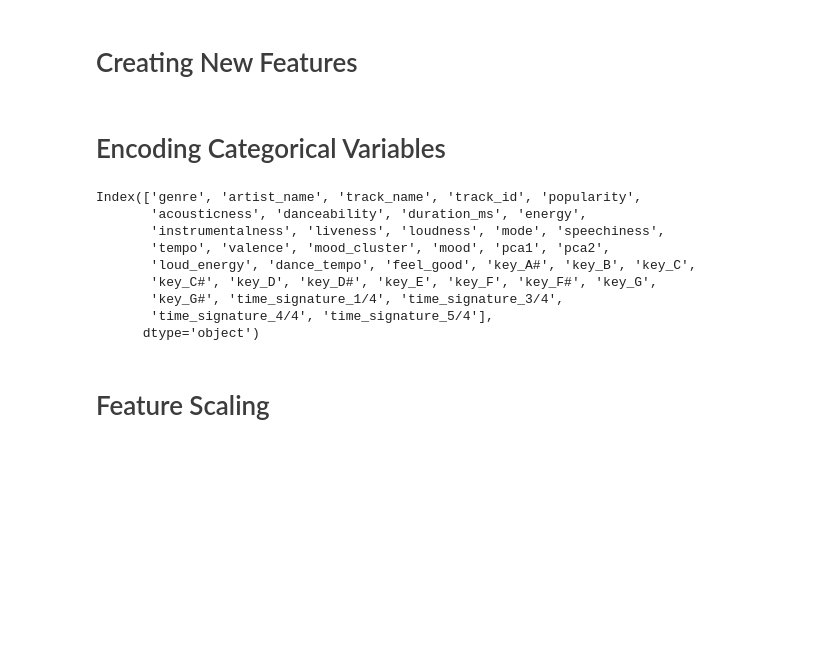
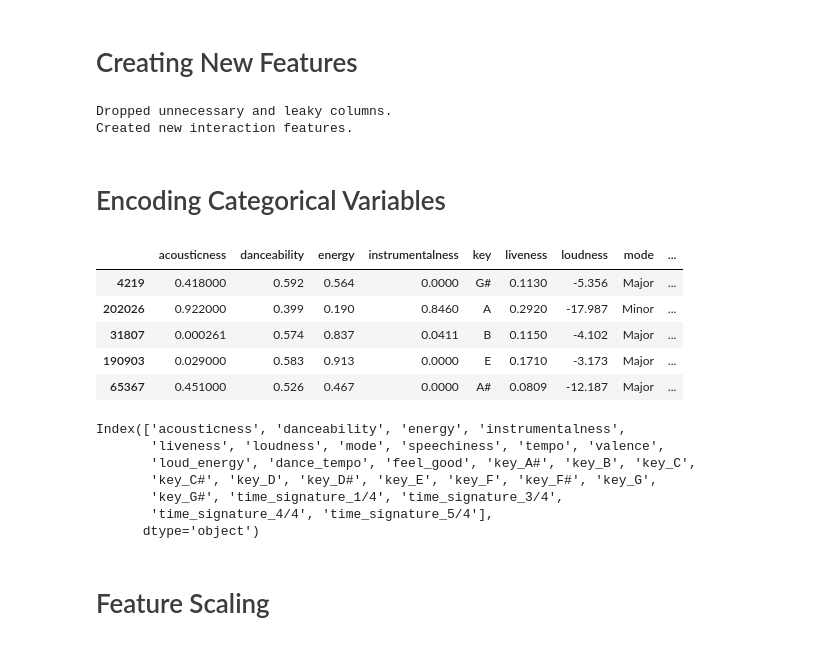
Before and after one commit to cayetana-h/Moodify, a Jupyter notebook: project.ipynb, the cells around one changed output. Saved outputs shown, nothing was run; the diff lists cells and outputs as text; code cells hidden in the pictures; blank space fills up the shorter version.

```diff
--- a/project.ipynb
+++ b/project.ipynb
@@ -558,2 +554,36 @@ df['feel_good'] = df['valence'] * df['danceability']
+# %%
+# List of columns to drop
+drop_cols = [
+    'track_name',
+    'track_id',
+    'artist_name',
+    'genre',
+    'duration_ms',
+    'popularity',
+    'pca1', 'pca2',
+    'umap1', 'umap2',
+    'mood_cluster'
+]
+
+# Drop from X_train and X_test
+X_train = X_train.drop(columns=[col for col in drop_cols if col in X_train.columns])
+X_test = X_test.drop(columns=[col for col in drop_cols if col in X_test.columns])
+
+print("Dropped unnecessary and leaky columns.")
+
+# Now create new features on X_train and X_test
+X_train['loud_energy'] = X_train['energy'] * X_train['loudness']
+X_test['loud_energy'] = X_test['energy'] * X_test['loudness']
+
+X_train['dance_tempo'] = X_train['danceability'] * X_train['tempo']
+X_test['dance_tempo'] = X_test['danceability'] * X_test['tempo']
+
+X_train['feel_good'] = X_train['valence'] * X_train['danceability']
+X_test['feel_good'] = X_test['valence'] * X_test['danceability']
+
+print("Created new interaction features.")
+# %% [output]
+Dropped unnecessary and leaky columns.
+Created new interaction features.
 # %% [markdown]
 # <font color='#3c3c3c'>Encoding Categorical Variables</font>
@@ -561,0 +590,9 @@ df = pd.get_dummies(df, columns=['key', 'time_signature'], drop_first=True)
+# %%
+X_train.head()
+# %% [output]
+|  | acousticness | danceability | energy | instrumentalness | key | liveness | loudness | mode | ... |
+| 4219 | 0.418000 | 0.592 | 0.564 | 0.0000 | G# | 0.1130 | -5.356 | Major | ... |
+| 202026 | 0.922000 | 0.399 | 0.190 | 0.8460 | A | 0.2920 | -17.987 | Minor | ... |
+| 31807 | 0.000261 | 0.574 | 0.837 | 0.0411 | B | 0.1150 | -4.102 | Major | ... |
+| 190903 | 0.029000 | 0.583 | 0.913 | 0.0000 | E | 0.1710 | -3.173 | Major | ... |
+| 65367 | 0.451000 | 0.526 | 0.467 | 0.0000 | A# | 0.0809 | -12.187 | Major | ... |
@@ -562,10 +618,8 @@ df = pd.get_dummies(df, columns=['key', 'time_signature'], drop_first=True)
 # %%
-print(df.columns)
+print(X_train.columns)
 # %% [output]
-Index(['genre', 'artist_name', 'track_name', 'track_id', 'popularity',
-       'acousticness', 'danceability', 'duration_ms', 'energy',
-       'instrumentalness', 'liveness', 'loudness', 'mode', 'speechiness',
-       'tempo', 'valence', 'mood_cluster', 'mood', 'pca1', 'pca2',
+Index(['acousticness', 'danceability', 'energy', 'instrumentalness',
+       'liveness', 'loudness', 'mode', 'speechiness', 'tempo', 'valence',
        'loud_energy', 'dance_tempo', 'feel_good', 'key_A#', 'key_B', 'key_C',
        'key_C#', 'key_D', 'key_D#', 'key_E', 'key_F', 'key_F#', 'key_G',
        'key_G#', 'time_signature_1/4', 'time_signature_3/4',
```
Also changed, not shown: parts of 8 cells of this notebook.
